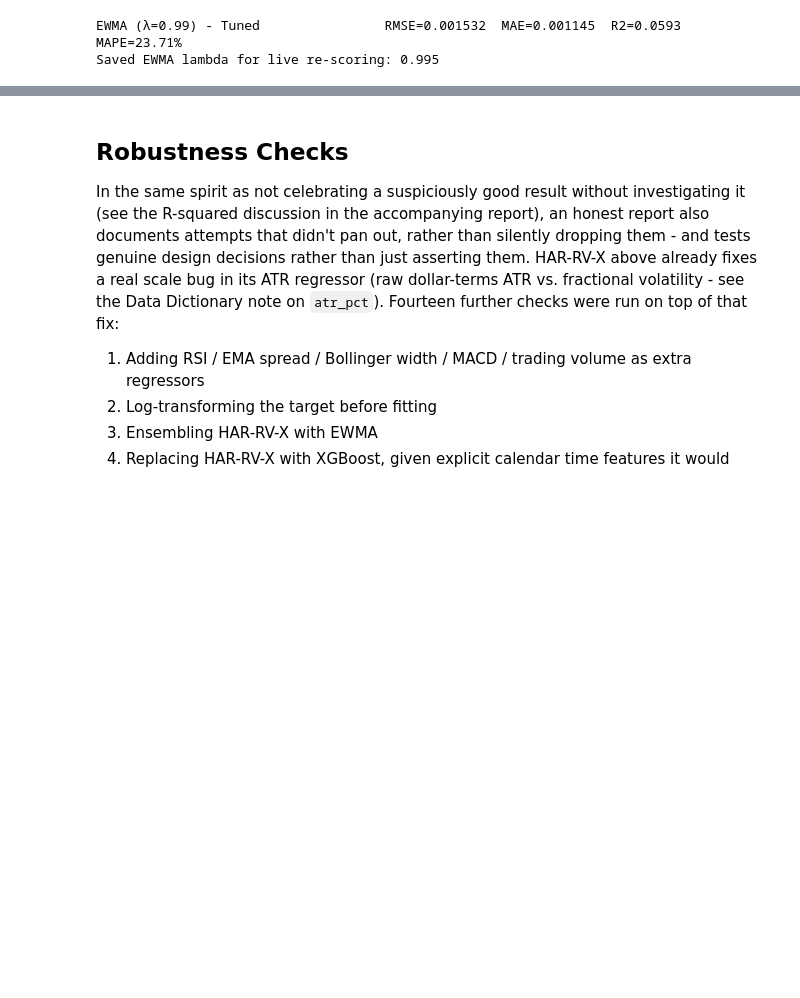
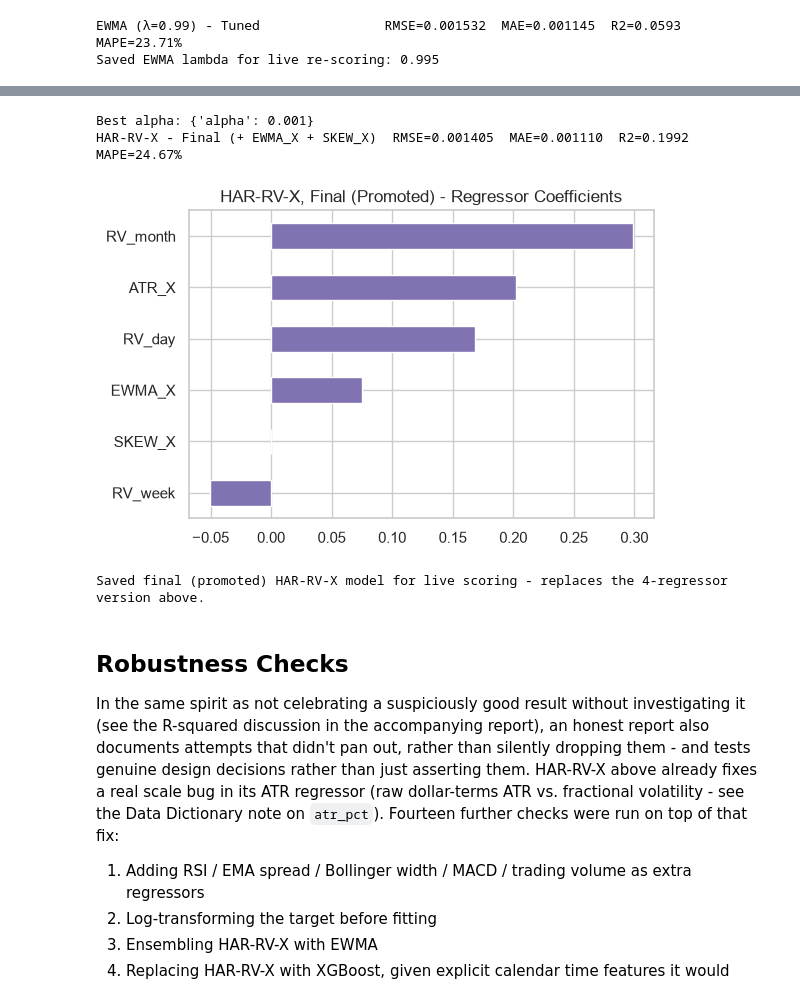
Before and after one commit to mhejairi10/bitcoin-volatility-prediction, a Jupyter notebook: notebooks/capstone-btc-volatility.ipynb, the cells around one changed output, grey strips where cells are left out. Saved outputs shown, nothing was run; the diff lists cells and outputs as text; code cells hidden in the pictures; blank space fills up the shorter version.

```diff
--- a/notebooks/capstone-btc-volatility.ipynb
+++ b/notebooks/capstone-btc-volatility.ipynb
@@ -924,3 +927,40 @@ Saved EWMA lambda for live re-scoring: 0.995
+# %%
+# Final HAR-RV-X: the model actually kept and used everywhere below (Live Testing, Model
+# Comparison). Promoted from Check 14 (Robustness Checks, below) after it validated on live
+# data - see the markdown above for the numbers that justified this. Mirrors Check 14b/14c's
+# own construction exactly, just fit on the full training data rather than a Robustness-Checks
+# trial split, and saved to disk under the same path the original 4-regressor version used.
+har_final_df = har_df.copy()
+har_final_df['EWMA_X'] = df_model['Date'].map(ewma_tuned_sigma).shift(1)
+har_final_df['SKEW_X'] = df_model['hourly_return'].rolling(ROLLING_WINDOW).skew().shift(HOURS_PER_DAY)
+har_final_df = har_final_df.dropna()
+
+har_final_split = int(len(har_final_df) * 0.8)
+har_final_train, har_final_test = har_final_df.iloc[:har_final_split], har_final_df.iloc[har_final_split:]
+har_final_cols = har_x_cols + ['EWMA_X', 'SKEW_X']
+
+har_final_search = GridSearchCV(Ridge(random_state=RANDOM_STATE), har_ridge_grid, cv=TimeSeriesSplit(n_splits=5),
+                                 scoring='neg_root_mean_squared_error', n_jobs=-1)
+har_final_search.fit(har_final_train[har_final_cols], har_final_train['target'])
+har_final_tuned = har_final_search.best_estimator_
+har_final_pred = har_final_tuned.predict(har_final_test[har_final_cols])
+
+print(f'Best alpha: {har_final_search.best_params_}')
+results.append(evaluate(har_final_test['target'], har_final_pred, 'HAR-RV-X - Final (+ EWMA_X + SKEW_X)'))
+
+har_final_coef = pd.Series(har_final_tuned.coef_, index=har_final_cols).sort_values(ascending=False)
+har_final_coef.plot(kind='barh', figsize=(6, 4), color='#8172B2')
+plt.title('HAR-RV-X, Final (Promoted) - Regressor Coefficients')
+plt.gca().invert_yaxis()
+plt.show()
+
+joblib.dump(har_final_tuned, 'models/har_rv_x_tuned.pkl')
+print('Saved final (promoted) HAR-RV-X model for live scoring - replaces the 4-regressor version above.')
+# %% [output]
+Best alpha: {'alpha': 0.001}
+HAR-RV-X - Final (+ EWMA_X + SKEW_X)  RMSE=0.001405  MAE=0.001110  R2=0.1992  MAPE=24.67%
+[figure, added]
+Saved final (promoted) HAR-RV-X model for live scoring - replaces the 4-regressor version above.
 # %% [markdown]
 ## Robustness Checks
 In the same spirit as not celebrating a suspiciously good result without investigating it (see the R-squared discussion in the accompanying report), an honest report also documents attempts that didn't pan out, rather than silently dropping them - and tests genuine design decisions rather than just asserting them. HAR-RV-X above already fixes a real scale bug in its ATR regressor (raw dollar-terms ATR vs. fractional volatility - see the Data Dictionary note on `atr_pct`). Fourteen further checks were run on top of that fix:
```
Also changed, not shown: parts of 15 cells of this notebook.
